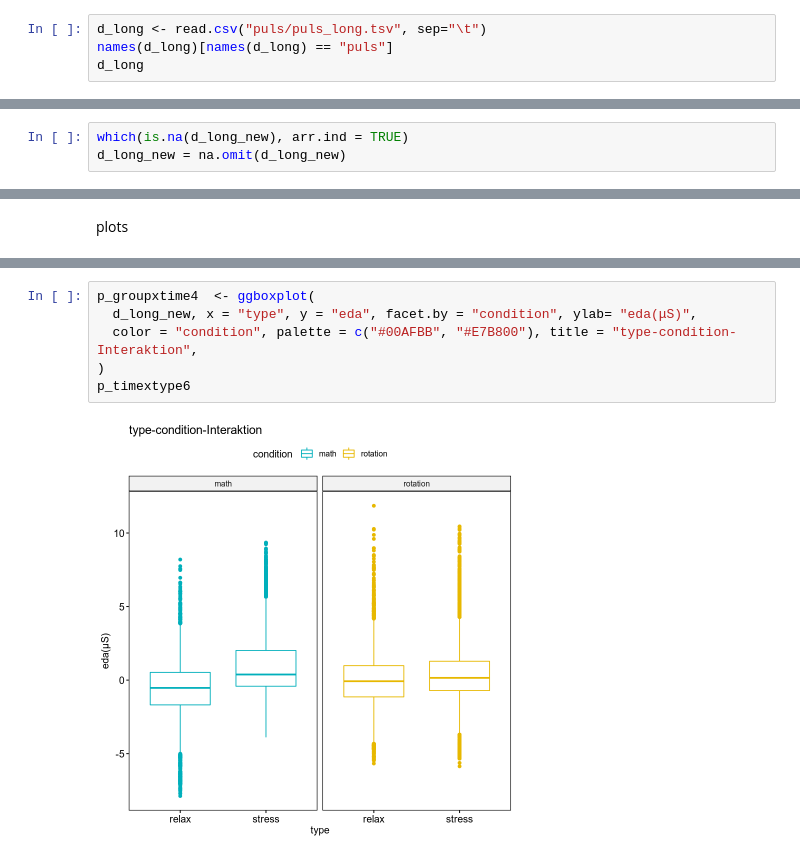
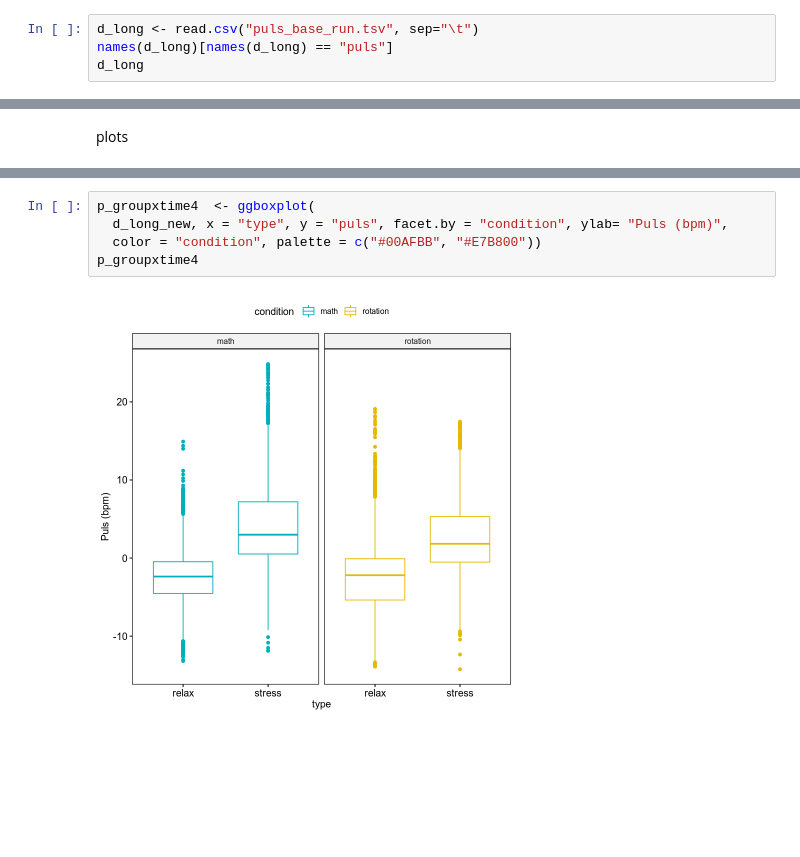
Before and after one commit to C0C0AN/MD_thesis_JanOttoHeiland, a Jupyter notebook: script/PulsStatistic_Puls.ipynb, the cells around one changed output, grey strips where cells are left out. Cells and saved outputs as stored; diff of their text form; blank space fills up the shorter version.

```diff
--- a/script/PulsStatistic_Puls.ipynb
+++ b/script/PulsStatistic_Puls.ipynb
@@ -26,5 +8,5 @@ The following object is masked from ‘package:stats’:
 # %%
-d_long <- read.csv("puls/puls_long.tsv", sep="\t")
+d_long <- read.csv("puls_base_run.tsv", sep="\t")
 names(d_long)[names(d_long) == "puls"]
 d_long
 # %% [output]
@@ -87,3 +65,0 @@ A data.frame: 15696 × 14
-# %%
-which(is.na(d_long_new), arr.ind = TRUE)
-d_long_new = na.omit(d_long_new)
@@ -461,11 +412,10 @@ p_groupxtime4
 # %%
 p_groupxtime4  <- ggboxplot(
-  d_long_new, x = "type", y = "eda", facet.by = "condition", ylab= "eda(μS)",
-  color = "condition", palette = c("#00AFBB", "#E7B800"), title = "type-condition-Interaktion",
-)
-p_timextype6
+  d_long_new, x = "type", y = "puls", facet.by = "condition", ylab= "Puls (bpm)",
+  color = "condition", palette = c("#00AFBB", "#E7B800"))
+p_groupxtime4
 # %% [output]
-[figure, old version]
+[figure, new version]
 # %%
 # PNG device
 png("plot1.png")
```
Also changed, not shown: parts of 23 cells of this notebook, 2 other files.
